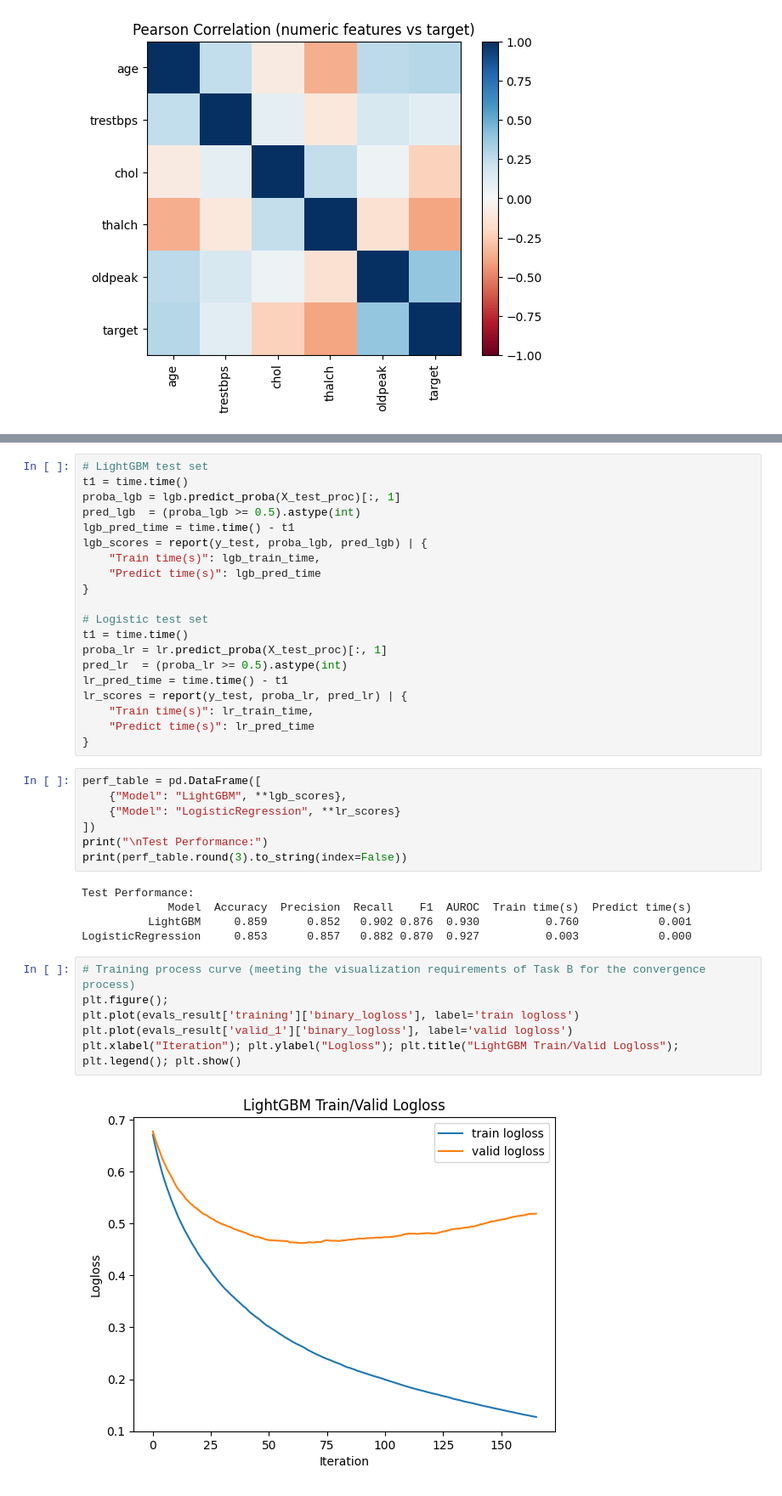
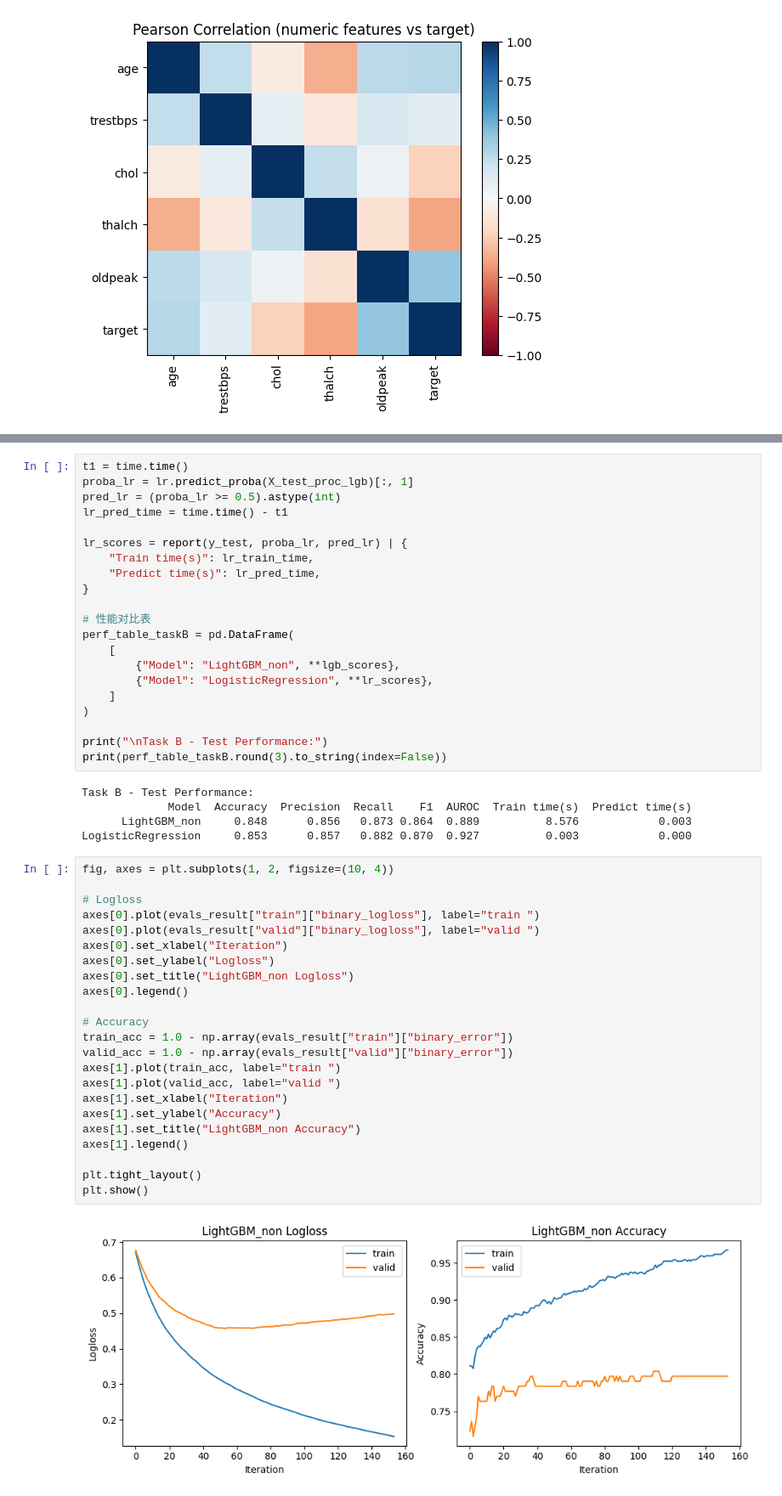
Before and after one commit to FaizanAbbas5/AppliedAI, a Jupyter notebook: Assessment2_group.ipynb, the cells around one changed output, grey strips where cells are left out. Shown at 85% size. Saved outputs shown, nothing was run; the diff lists cells and outputs as text.

```diff
--- a/Assessment2_group.ipynb
+++ b/Assessment2_group.ipynb
@@ -627,40 +608,51 @@ def report(y_true, y_prob, y_pred):
 # %%
-# LightGBM test set
 t1 = time.time()
-proba_lgb = lgb.predict_proba(X_test_proc)[:, 1]
-pred_lgb  = (proba_lgb >= 0.5).astype(int)
-lgb_pred_time = time.time() - t1
-lgb_scores = report(y_test, proba_lgb, pred_lgb) | {
-    "Train time(s)": lgb_train_time,
-    "Predict time(s)": lgb_pred_time
+proba_lr = lr.predict_proba(X_test_proc_lgb)[:, 1]
+pred_lr = (proba_lr >= 0.5).astype(int)
+lr_pred_time = time.time() - t1
+
+lr_scores = report(y_test, proba_lr, pred_lr) | {
+    "Train time(s)": lr_train_time,
+    "Predict time(s)": lr_pred_time,
 }
 
-# Logistic test set
-t1 = time.time()
-proba_lr = lr.predict_proba(X_test_proc)[:, 1]
-pred_lr  = (proba_lr >= 0.5).astype(int)
-lr_pred_time = time.time() - t1
-lr_scores = report(y_test, proba_lr, pred_lr) | {
-    "Train time(s)": lr_train_time,
-    "Predict time(s)": lr_pred_time
-}
+# 性能对比表
+perf_table_taskB = pd.DataFrame(
+    [
+        {"Model": "LightGBM_non", **lgb_scores},
+        {"Model": "LogisticRegression", **lr_scores},
+    ]
+)
+
+print("\nTask B - Test Performance:")
+print(perf_table_taskB.round(3).to_string(index=False))
+# %% [output]
+Task B - Test Performance:
+             Model  Accuracy  Precision  Recall    F1  AUROC  Train time(s)  Predict time(s)
+      LightGBM_non     0.848      0.856   0.873 0.864  0.889          8.576            0.003
+LogisticRegression     0.853      0.857   0.882 0.870  0.927          0.003            0.000
-# %%
-perf_table = pd.DataFrame([
-    {"Model": "LightGBM", **lgb_scores},
-    {"Model": "LogisticRegression", **lr_scores}
-])
-print("\nTest Performance:")
-print(perf_table.round(3).to_string(index=False))
-# %% [output]
-Test Performance:
-             Model  Accuracy  Precision  Recall    F1  AUROC  Train time(s)  Predict time(s)
-          LightGBM     0.859      0.852   0.902 0.876  0.930          0.760            0.001
-LogisticRegression     0.853      0.857   0.882 0.870  0.927          0.003            0.000
 # %%
-# Training process curve (meeting the visualization requirements of Task B for the convergence process)
-plt.figure();
-plt.plot(evals_result['training']['binary_logloss'], label='train logloss')
-plt.plot(evals_result['valid_1']['binary_logloss'], label='valid logloss')
-plt.xlabel("Iteration"); plt.ylabel("Logloss"); plt.title("LightGBM Train/Valid Logloss"); plt.legend(); plt.show()
+fig, axes = plt.subplots(1, 2, figsize=(10, 4))
+
+# Logloss
+axes[0].plot(evals_result["train"]["binary_logloss"], label="train ")
+axes[0].plot(evals_result["valid"]["binary_logloss"], label="valid ")
+axes[0].set_xlabel("Iteration")
+axes[0].set_ylabel("Logloss")
+axes[0].set_title("LightGBM_non Logloss")
+axes[0].legend()
+
+# Accuracy
+train_acc = 1.0 - np.array(evals_result["train"]["binary_error"])
+valid_acc = 1.0 - np.array(evals_result["valid"]["binary_error"])
+axes[1].plot(train_acc, label="train ")
+axes[1].plot(valid_acc, label="valid ")
+axes[1].set_xlabel("Iteration")
+axes[1].set_ylabel("Accuracy")
+axes[1].set_title("LightGBM_non Accuracy")
+axes[1].legend()
+
+plt.tight_layout()
+plt.show()
 # %% [output]
-[figure, old version]
+[figure, new version]
```
Also changed, not shown: parts of 28 cells of this notebook.
